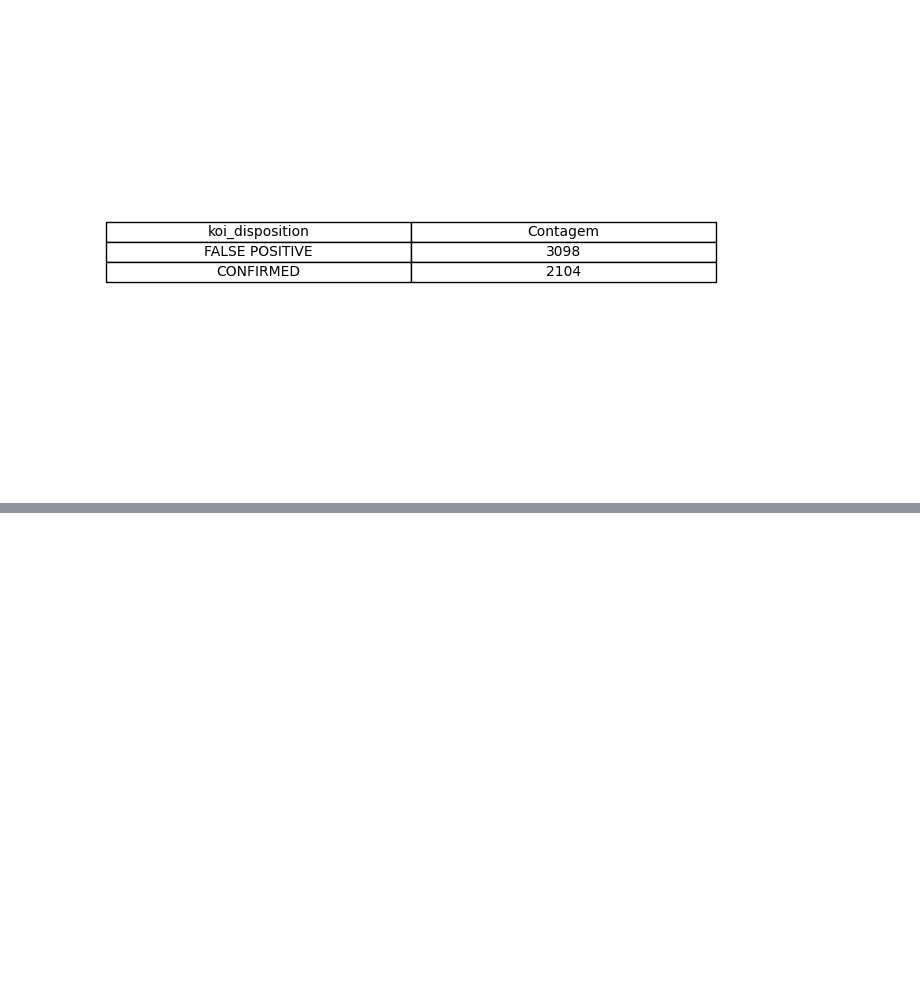
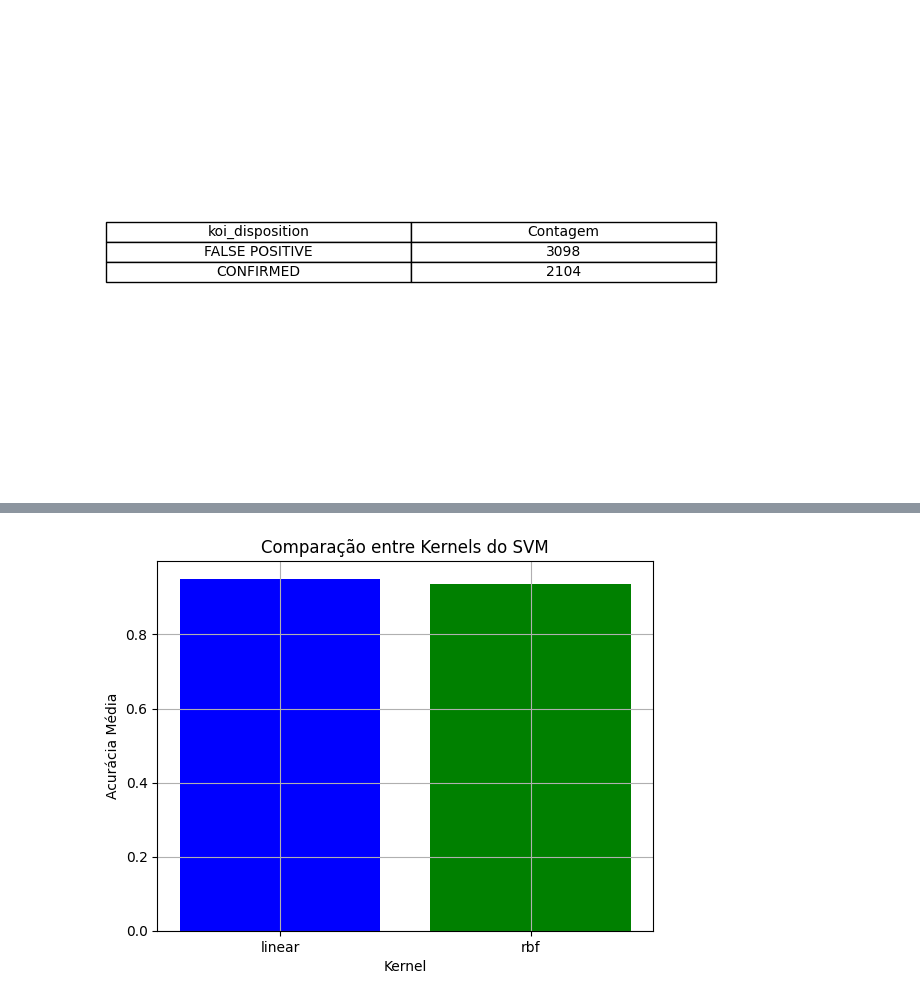
Before and after one commit to guinlops/INF-420-2024-1, a Jupyter notebook: TP4/main.ipynb, the cells around one changed output, grey strips where cells are left out. Saved outputs shown, nothing was run; the diff lists cells and outputs as text; code cells hidden in the pictures; blank space fills up the shorter version.

```diff
--- a/TP4/main.ipynb
+++ b/TP4/main.ipynb
@@ -135,0 +197,21 @@ Multi-layer Perceptron: Acurácia média = 0.9552, Desvio padrão = 0.0083
+# %%
+def svm_experiment(X, Y, kf):
+    kernels = ['linear', 'rbf']
+    accuracies = []
+
+    for kernel in kernels:
+        model = SVC(kernel=kernel, random_state=42)
+        pipeline = make_pipeline(StandardScaler(), model)
+        scores = cross_val_score(pipeline, X, Y, cv=kf, scoring='accuracy')
+        accuracies.append(scores.mean())
+
+    plt.bar(kernels, accuracies, color=['blue', 'green'])
+    plt.xlabel('Kernel')
+    plt.ylabel('Acurácia Média')
+    plt.title('Comparação entre Kernels do SVM')
+    plt.grid(True)
+    plt.show()
+
+svm_experiment(X, Y, kf)
+# %% [output]
+[figure, added]
```
Also changed, not shown: parts of 7 cells of this notebook, 1 other file.
